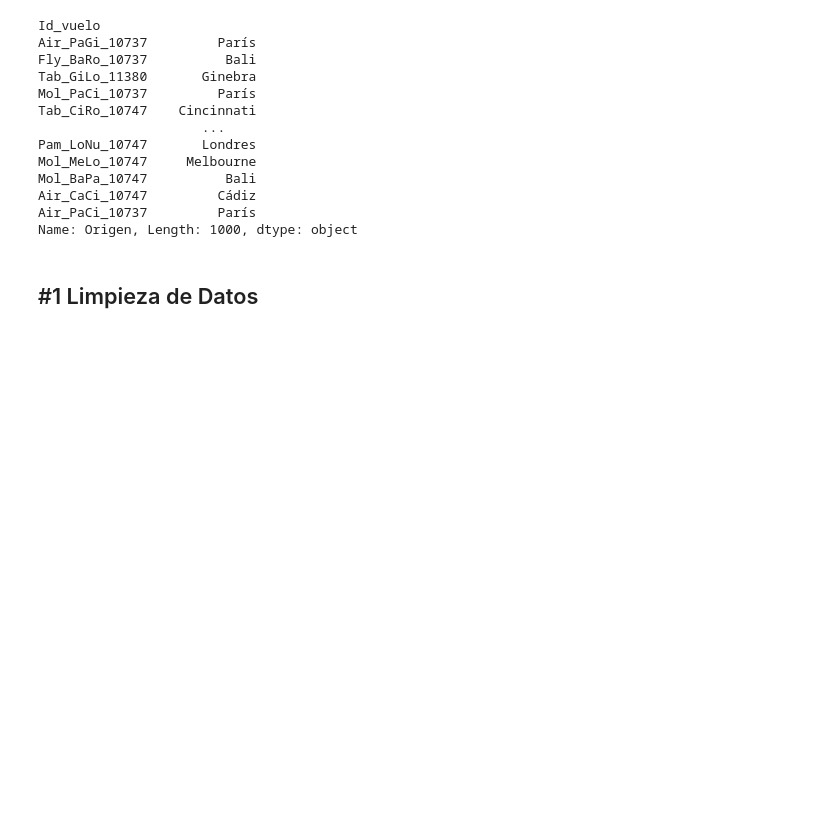
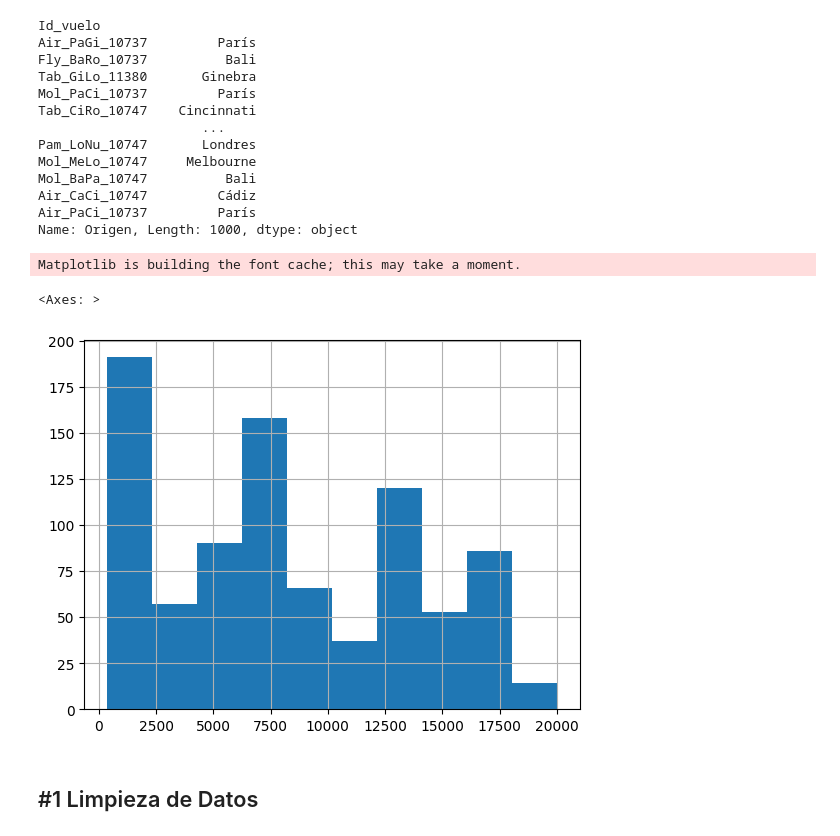
Before and after one commit to ds-online-tb/DS-Online, a Jupyter notebook: 02_Herramientas_Avanzadas/Sprint_04/Unidad_02_Pandas_II/03_Practica_Obligatoria/18_Practica_Obligatoria_Pandas_II_danilo_castillo.ipynb, the cells around one changed output. Cells and saved outputs as stored; diff of their text form; code cells hidden in the pictures; blank space fills up the shorter version.

```diff
--- a/02_Herramientas_Avanzadas/Sprint_04/Unidad_02_Pandas_II/03_Practica_Obligatoria/18_Practica_Obligatoria_Pandas_II_danilo_castillo.ipynb
+++ b/02_Herramientas_Avanzadas/Sprint_04/Unidad_02_Pandas_II/03_Practica_Obligatoria/18_Practica_Obligatoria_Pandas_II_danilo_castillo.ipynb
@@ -54,6 +68,12 @@ Air_PaCi_10737         París
 Name: Origen, Length: 1000, dtype: object
 # %%
 # 2 - Sobre la columna duración, en qué medida está.
+#
+df_viajes_aereos["Distancia"].hist()
+# %% [output]
+Matplotlib is building the font cache; this may take a moment.
+<Axes: >
+[figure, added]
 # %% [markdown]
 ## #1 Limpieza de Datos
 # %% [markdown]
```
Also changed, not shown: parts of 8 cells of this notebook, 1 other file.
